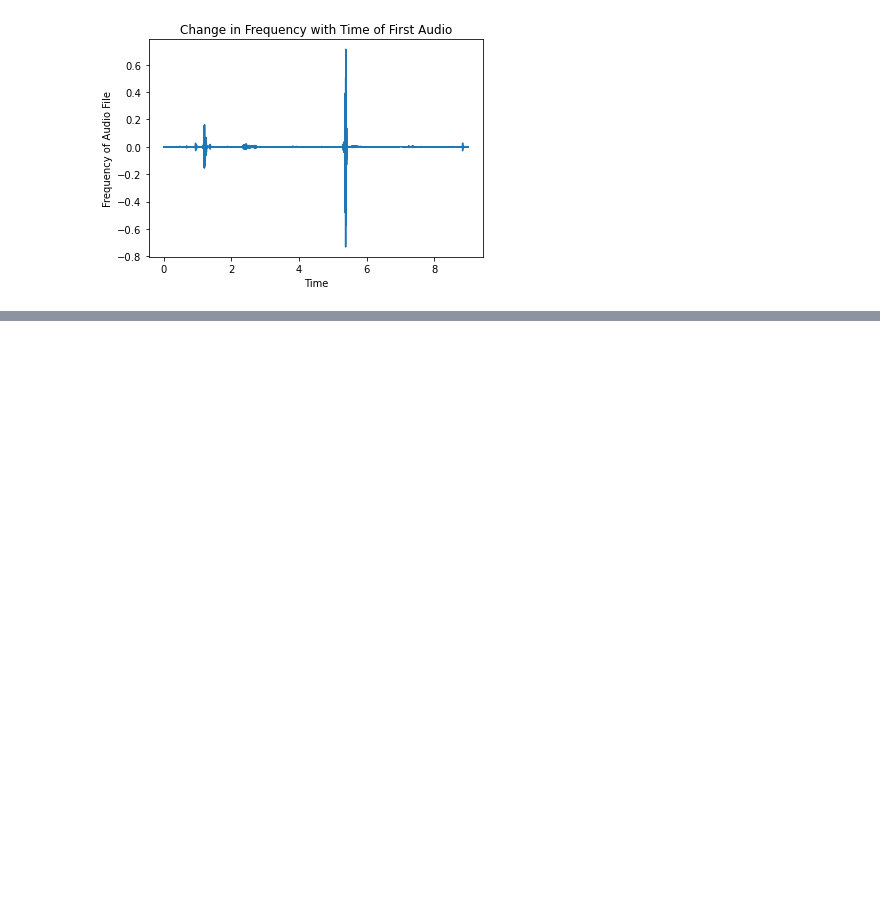
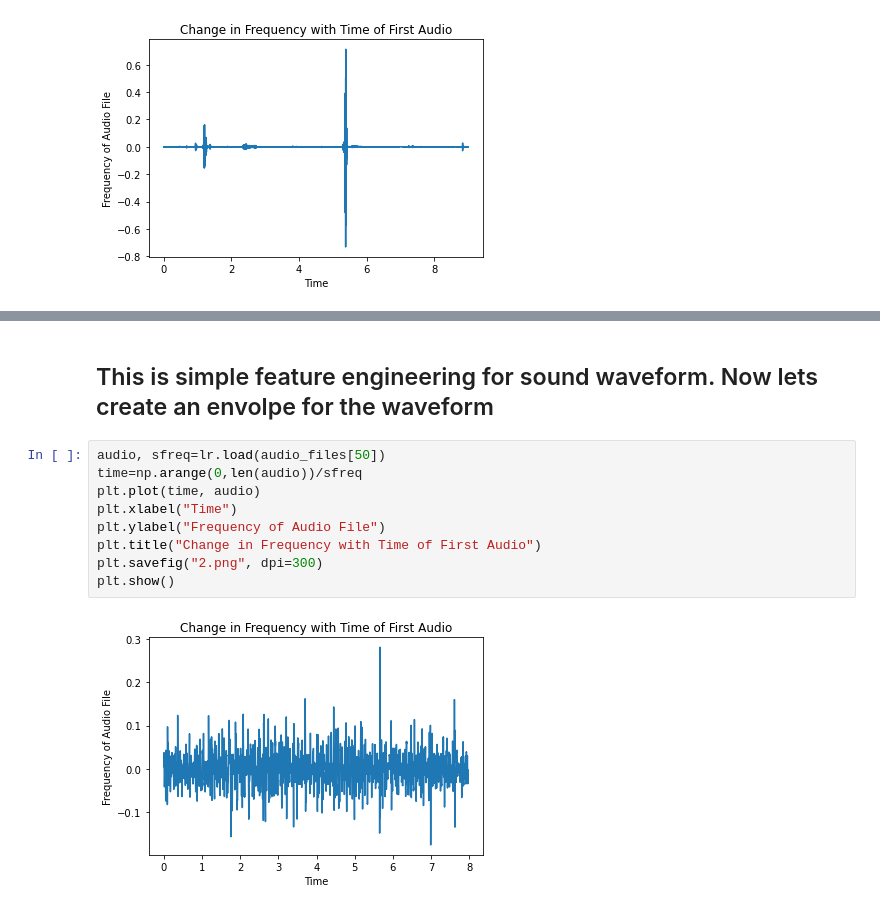
Before and after one commit to rajsandhu1989/feature_engineering, a Jupyter notebook: Sound Feature Engineering/sound_feature_engineering.ipynb, the cells around one changed output, grey strips where cells are left out. Saved outputs shown, nothing was run; the diff lists cells and outputs as text; blank space fills up the shorter version.

```diff
--- a/Sound Feature Engineering/sound_feature_engineering.ipynb
+++ b/Sound Feature Engineering/sound_feature_engineering.ipynb
@@ -82,0 +125,13 @@ data_df.head()
+# %% [markdown]
+## This is simple feature engineering for sound waveform. Now lets create an envolpe for the waveform
+# %%
+audio, sfreq=lr.load(audio_files[50])
+time=np.arange(0,len(audio))/sfreq
+plt.plot(time, audio)
+plt.xlabel("Time")
+plt.ylabel("Frequency of Audio File")
+plt.title("Change in Frequency with Time of First Audio")
+plt.savefig("2.png", dpi=300)
+plt.show()
+# %% [output]
+[figure, added]
```
Also changed, not shown: parts of 17 cells of this notebook, 56 other files.
